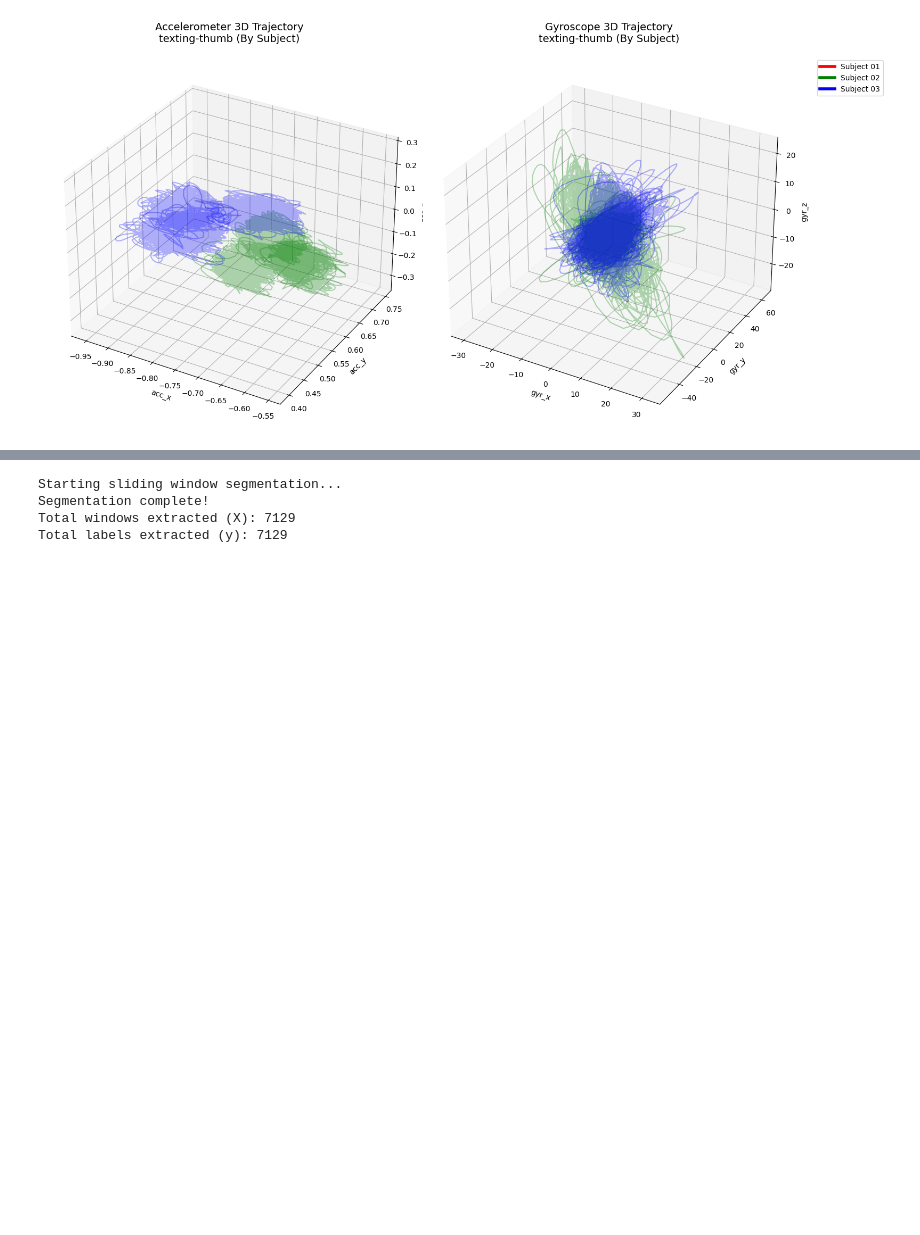
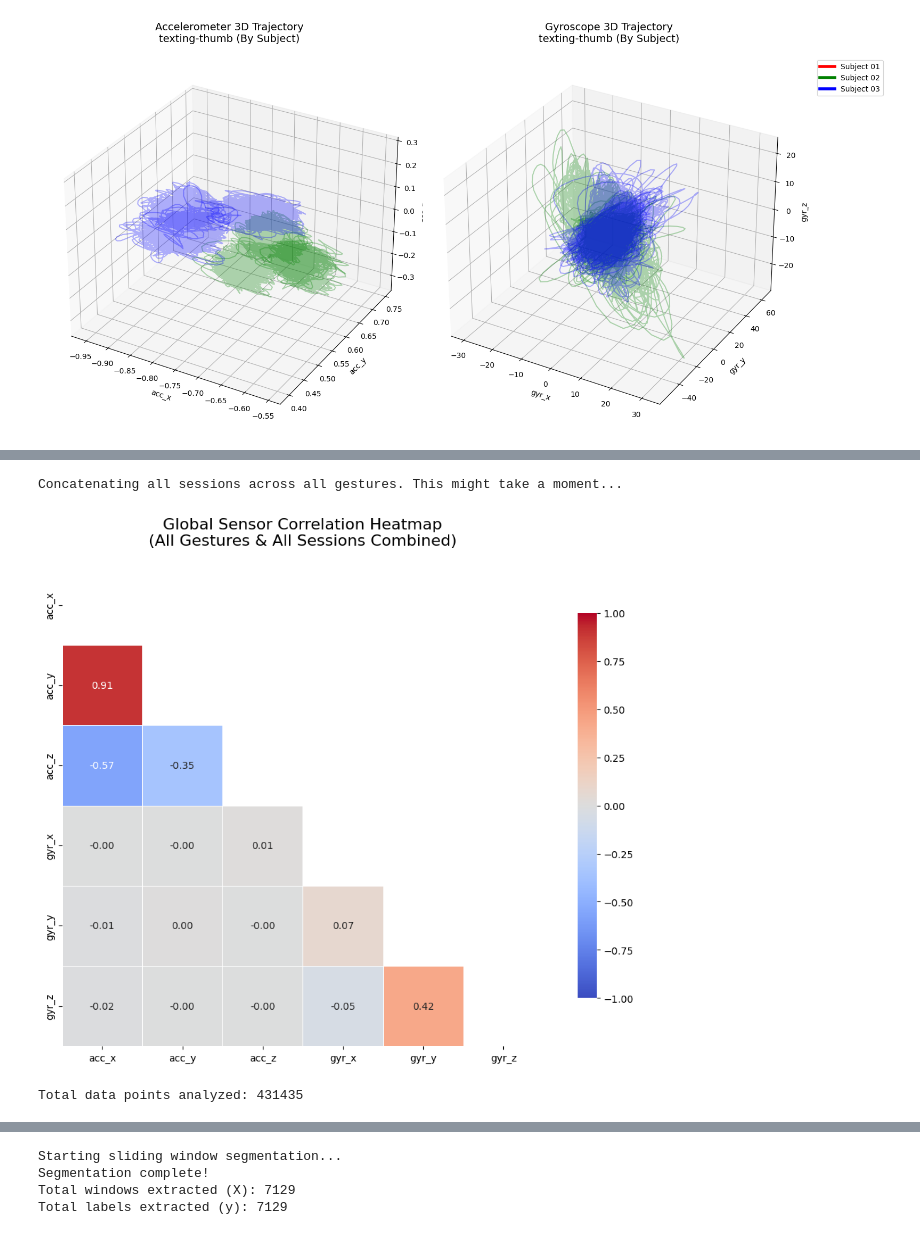
Before and after one commit to Andreaskaram/AIoT-Hand-Gesture-Recognition, a Jupyter notebook: aiot_project_time_series.ipynb, the cells around one changed output, grey strips where cells are left out. Drawn from its saved outputs; the diff is of its cells as text; code cells hidden in the pictures; blank space fills up the shorter version.

```diff
--- a/aiot_project_time_series.ipynb
+++ b/aiot_project_time_series.ipynb
@@ -400,0 +423,53 @@ GESTURE: TEXTING-THUMB
+# %%
+import pandas as pd
+import numpy as np
+import seaborn as sns
+import matplotlib.pyplot as plt
+
+# --- CONFIGURATION ---
+DATA_COL = 'filtered_data'
+# ---------------------
+
+print("Concatenating all sessions across all gestures. This might take a moment...")
+
+# List to hold the DataFrame of every single session in the dataset
+all_sessions_dfs = []
+
+# 1. Loop through EVERY row in the entire dataframe
+for _, row in df.iterrows():
+    session_data_dict = row[DATA_COL]
+
+    # Convert the dictionary to a DataFrame, safely handling unequal array lengths
+    instance_df = pd.DataFrame({k: pd.Series(v) for k, v in session_data_dict.items()})
+
+    all_sessions_dfs.append(instance_df)
+
+# 2. Concatenate all sessions into one massive continuous DataFrame
+global_df = pd.concat(all_sessions_dfs, ignore_index=True)
+
+# 3. Calculate the Pearson correlation matrix for the entire dataset
+global_corr_matrix = global_df.corr()
+
+# 4. Create a mask for the upper triangle
+# np.ones_like creates a matrix of True values the same shape as our correlation matrix
+# np.triu isolates just the upper triangle of that matrix
+mask = np.triu(np.ones_like(global_corr_matrix, dtype=bool))
+
+# 5. Plot the Global Heatmap
+plt.figure(figsize=(10, 8))
+
+# Add the 'mask=mask' argument to hide the upper triangle
+sns.heatmap(global_corr_matrix, mask=mask, annot=True, cmap='coolwarm', fmt=".2f", vmin=-1, vmax=1,
+            linewidths=0.5, square=True, cbar_kws={"shrink": .8})
+
+plt.title("Global Sensor Correlation Heatmap\n(All Gestures & All Sessions Combined)", pad=20, fontsize=16)
+
+# Adjust layout and display
+plt.tight_layout()
+plt.show()
+
+print(f"Total data points analyzed: {len(global_df)}")
+# %% [output]
+Concatenating all sessions across all gestures. This might take a moment...
+[figure, added]
+Total data points analyzed: 431435
```
Also changed, not shown: parts of 2 cells of this notebook.
